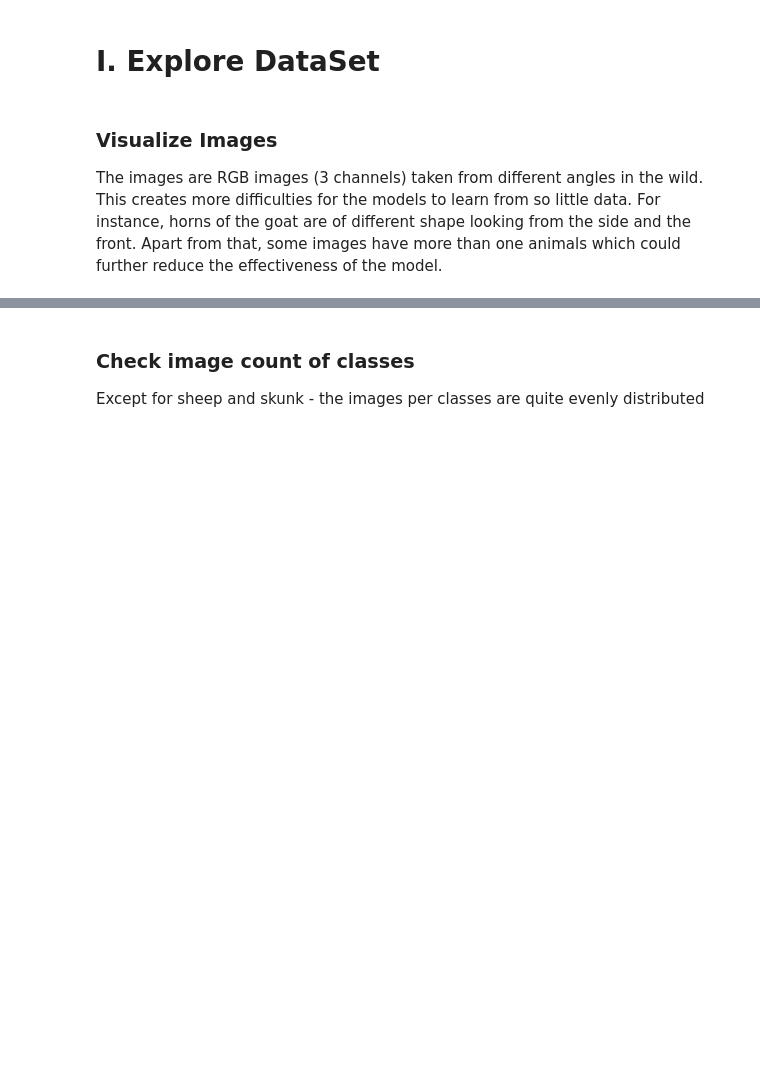
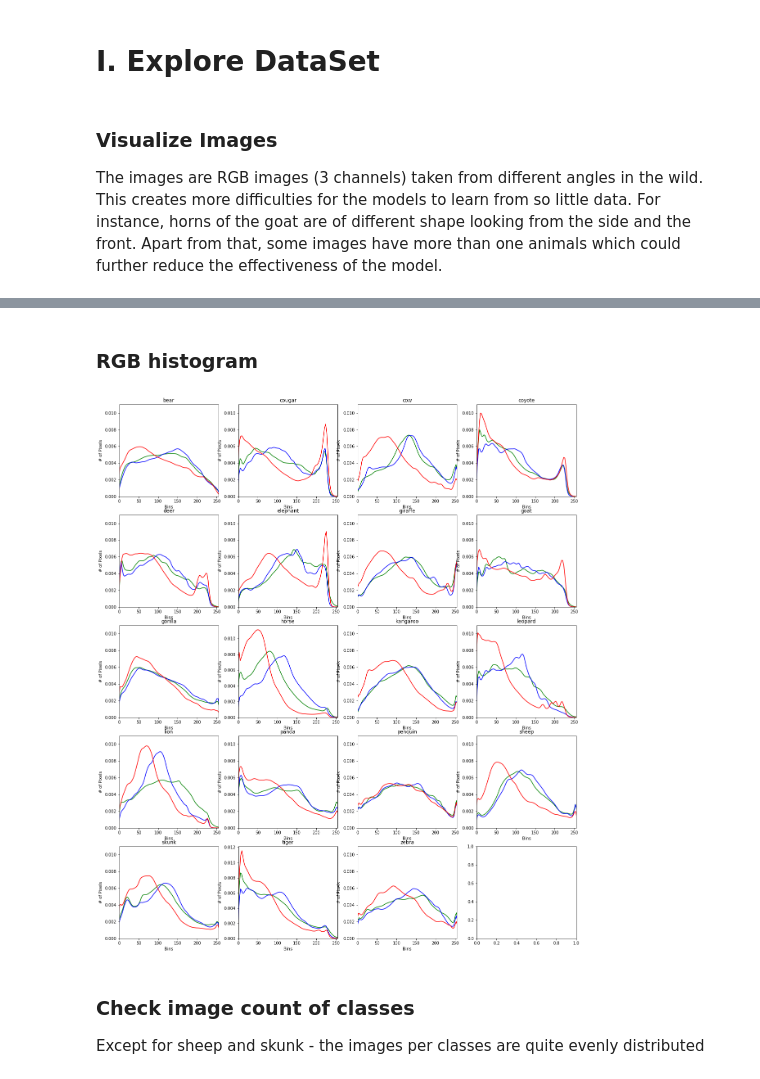
Before and after one commit to edwinwzhe/deep_learning, a Jupyter notebook: mlnano_capstone/mlnano_capstone_project.ipynb, the cells around one changed output, grey strips where cells are left out. Cells and saved outputs as stored; diff of their text form; code cells hidden in the pictures; blank space fills up the shorter version.

```diff
--- a/mlnano_capstone/mlnano_capstone_project.ipynb
+++ b/mlnano_capstone/mlnano_capstone_project.ipynb
@@ -113,3 +121,30 @@ for i, (X, y) in enumerate(zip(X_train[:10], y_train[:10])):
+# %% [markdown]
+### RGB histogram
+# %%
+colors = {'r', 'g', 'b'}
+
+fig, ax = plt.subplots(5,4)
+fig.set_figwidth(20)
+fig.set_figheight(24)
+
+# For each class
+for i in range(19):
+    # For each color channel - red, green and blue
+    for (chan, color) in zip(range(3), colors):
+        row = i//4
+        col = i%4
+        ax[row,col].set_title(classes[i])
+        ax[row,col].set_xlabel('Bins')
+        ax[row,col].set_ylabel('# of Pixels')
+        ax[row,col].set_xlim([0,255])
+        ax[row,col].set_ylim([0,0.011])
+
+        # Pull out the data belongs to the class from X_train vector
+        # Flatten the images for the entire class
+        # Plot kde for each color channel
+        sns.kdeplot(X_train[np.argmax(y_train, axis=1) == i].reshape(-1,3)[:,chan] * 255, color=color, ax=ax[row, col])
+# %% [output]
+[figure, added]
 # %% [markdown]
 ### Check image count of classes
 Except for sheep and skunk - the images per classes are quite evenly distributed
```
Also changed, not shown: parts of 23 cells of this notebook, 17 other files.
